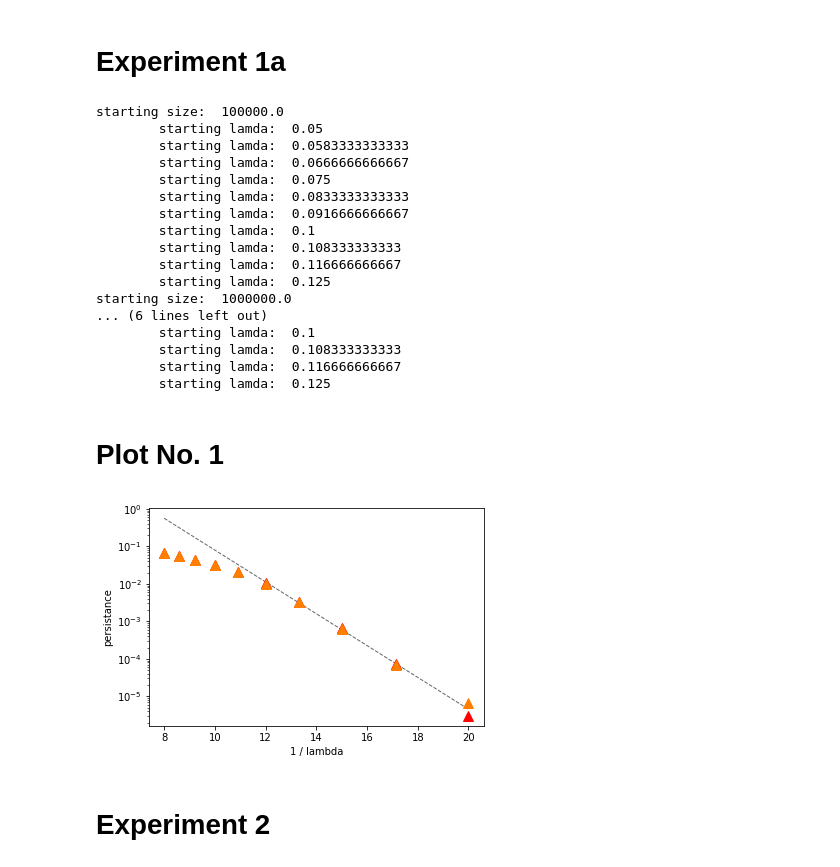
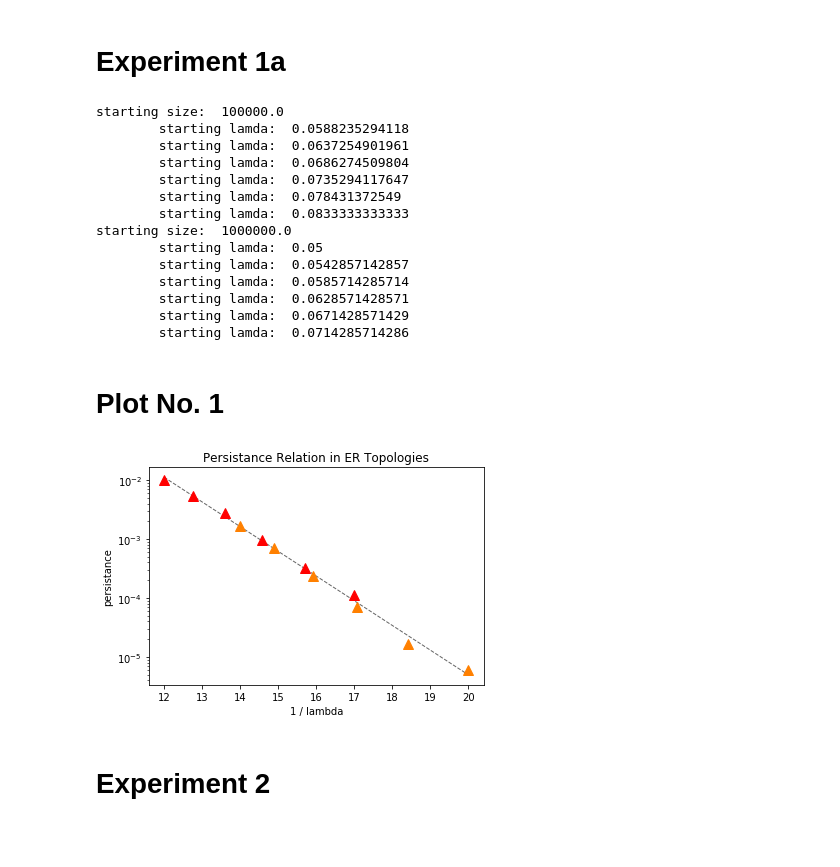
Before and after one commit to DuncanDHall/EpidemicSpreading, a Jupyter notebook: code/play.ipynb, the cells around one changed output. Cells and saved outputs as stored; diff of their text form; code cells hidden in the pictures; blank space fills up the shorter version.

```diff
--- a/code/play.ipynb
+++ b/code/play.ipynb
@@ -171,0 +186,5 @@ rhos[-1]
+# %%
+rf = rho_finals1
+xs, ys = zip(*rf)
+plt.plot(xs, ys, 'b^')
+plt.semilogx()
@@ -253,7 +275,8 @@ data = pickle.load(open('ws_criticality_data.pickle', 'rb'))
 data2 = pickle.load(open('ws_criticality_data2.pickle', 'rb'))
 
 
-for data, color in zip([data0, data, data2], ['blue', 'purple', 'red']):
+# for data, color in zip([data0, data, data2], ['blue', 'purple', 'red']):
+for data, color in zip([data], ['purple']):
     survival_data = []
     lams1 = []
     for lam, rhoss, cum_rhos in data:
@@ -691,9 +715,9 @@ plt.savefig('takes_a_while.pdf')
 # Experiment 1a
 # %%
 lambdas_plan = {
-    1e5 : np.linspace(1/20, 1/8, 10),
+    1e5 : np.linspace(1/17, 1/12, 6),
 #     5e5 : np.linspace(1/15, 1/10, 3),
-    1e6 : np.linspace(1/20, 1/8, 10),
+    1e6 : np.linspace(1/20, 1/14, 6),
 #     1e6 : np.linspace(1/17, 1/12, 2),
 #     5e6 : np.linspace(1/18, 1/15, 2),
 #     8.5e6 : np.linspace(1/20, 1/19, 2),
@@ -713,22 +737,19 @@ for size in lambdas_plan.keys():
         data[(size, lam)] = np.mean(data[(size, lam)])
 # %% [output]
 starting size:  100000.0
+        starting lamda:  0.0588235294118
+        starting lamda:  0.0637254901961
+        starting lamda:  0.0686274509804
+        starting lamda:  0.0735294117647
+        starting lamda:  0.078431372549
+        starting lamda:  0.0833333333333
+starting size:  1000000.0
         starting lamda:  0.05
-        starting lamda:  0.0583333333333
-        starting lamda:  0.0666666666667
-        starting lamda:  0.075
-        starting lamda:  0.0833333333333
-        starting lamda:  0.0916666666667
-        starting lamda:  0.1
-        starting lamda:  0.108333333333
-        starting lamda:  0.116666666667
-        starting lamda:  0.125
-starting size:  1000000.0
-... (6 lines left out)
-        starting lamda:  0.1
-        starting lamda:  0.108333333333
-        starting lamda:  0.116666666667
-        starting lamda:  0.125
+        starting lamda:  0.0542857142857
+        starting lamda:  0.0585714285714
+        starting lamda:  0.0628571428571
+        starting lamda:  0.0671428571429
+        starting lamda:  0.0714285714286
 # %%
 import pickle
 # %%
@@ -736,5 +757,5 @@ pickle.dump(data, open('er_shape_test.pickle', 'wb'))
 # %%
-data = pickle.load(open('er_shape_test.pickle', 'rb'))
+data = pickle.load(open('er_shape_test2.pickle', 'rb'))
 # %%
 plottable_data = {}
 for size, lam in data:
@@ -744,32 +765,32 @@ for size, lam in data:
 # %%
 # plot a fit
 all_xs = []
 all_ys = []
 for values in plottable_data.values():
     xs, ys = zip(*values)
-    all_xs.extend(xs[:-5])
-    all_ys.extend(ys[:-5])
+    all_xs.extend(xs)
+    all_ys.extend(ys)
 
 a, c = np.polyfit(all_xs, np.log(all_ys), 1)
-fit_xs = np.linspace(8, 20, 100)
+fit_xs = np.linspace(12, 20, 100)
 fit_ys = np.exp(a * fit_xs + c)
 thinkplot.plot(fit_xs, fit_ys, style='--', linewidth=1, color=(.4,.4,.4), alpha=1.0)
 
 
 # plot a
 shapes = ['o', '+', 's', 'x', 'v', '.']
 colors = [(1., 0., 0.), (1., .5, 0.), (.5, 1., 0.), (0., 1., 0.), (0., .9, .9)]
 
 for size, shape, color in zip(plottable_data, shapes, colors):
     xs, ys = zip(*plottable_data[size])
     thinkplot.plot(xs, ys, style='^', color=color, markersize=10, alpha=1.0)
 
 
-thinkplot.config(yscale='log', xlabel='1 / lambda', ylabel='persistance')
+thinkplot.config(yscale='log', xlabel='1 / lambda', ylabel='persistance', title='Persistance Relation in ER Topologies')
 
-plt.savefig('takes_a_while.pdf')
+plt.savefig('../resources/persistance_relation_er.png')
 # %% [output]
-[figure, old version]
+[figure, new version]
 # %% [markdown]
 # Experiment 2
 # %%
```
Also changed, not shown: parts of 17 cells of this notebook, 19 other files.
